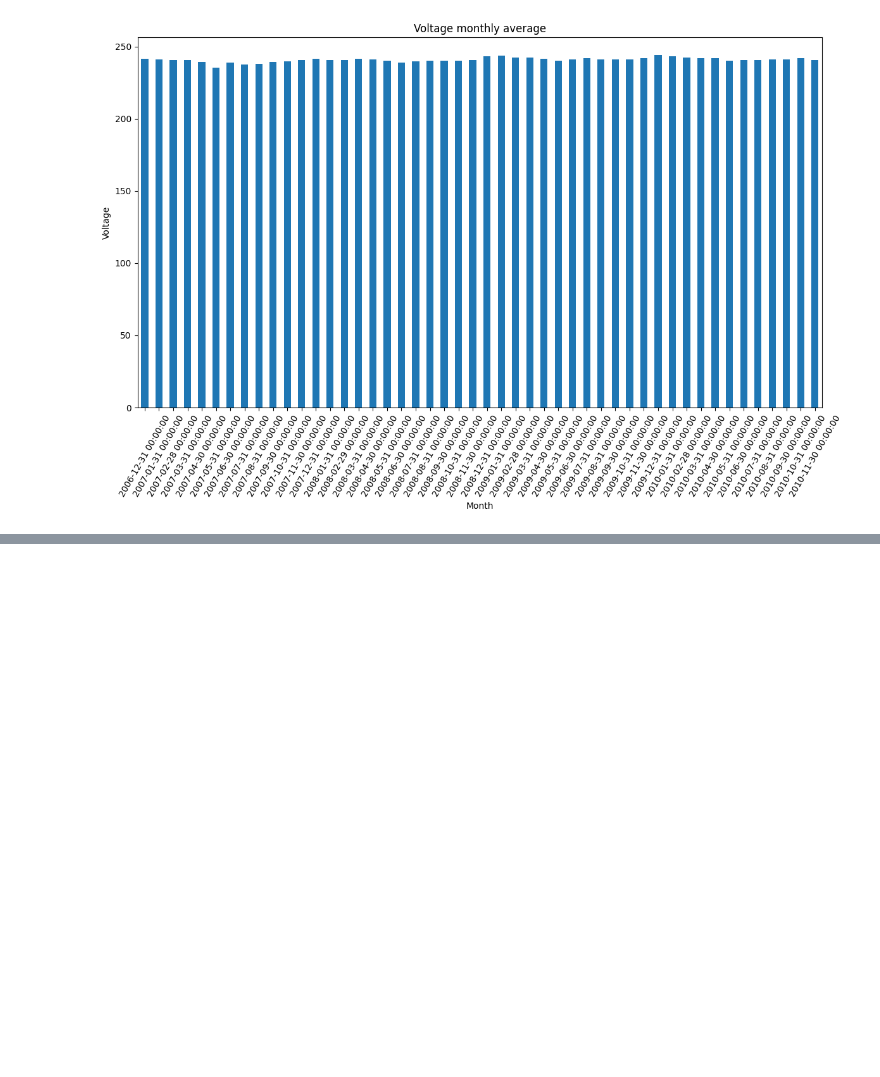
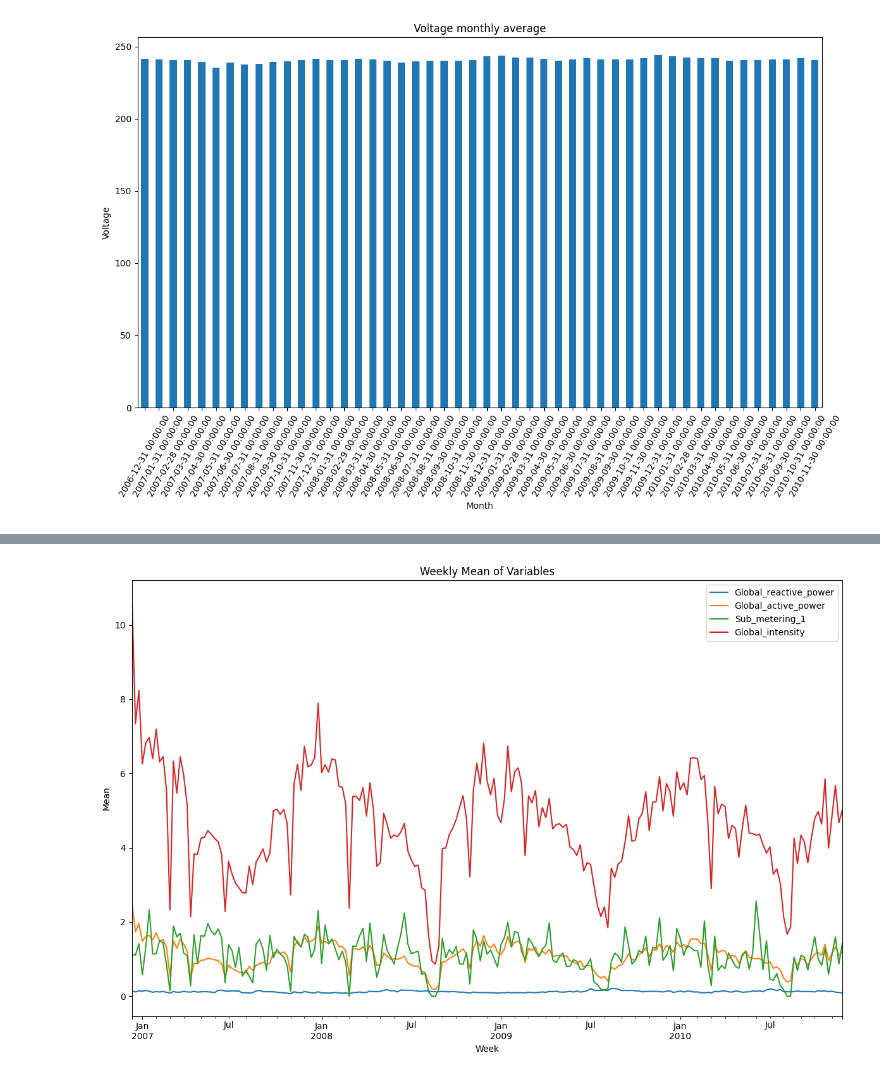
Before and after one commit to EdwardKWang/quant-research, a Jupyter notebook: stats-learning/Long short-term memory model.ipynb, the cells around one changed output, grey strips where cells are left out. Saved outputs shown, nothing was run; the diff lists cells and outputs as text; code cells hidden in the pictures; blank space fills up the shorter version.

```diff
--- a/stats-learning/Long short-term memory model.ipynb
+++ b/stats-learning/Long short-term memory model.ipynb
@@ -158,0 +180,12 @@ plt.show()
+# %%
+columns = ['Global_reactive_power', 'Global_active_power', 'Sub_metering_1', 'Global_intensity']
+data_df_weekly_mean = data_df.resample('W').mean()
+data_df_weekly_mean[columns].plot(figsize=(12, 8))
+plt.xlabel('Week')
+plt.ylabel('Mean')
+plt.title('Weekly Mean of Variables')
+plt.legend(loc='upper right')
+plt.tight_layout()
+plt.show()
+# %% [output]
+[figure, added]
```
Also changed, not shown: parts of 13 cells of this notebook, 2 other files.
